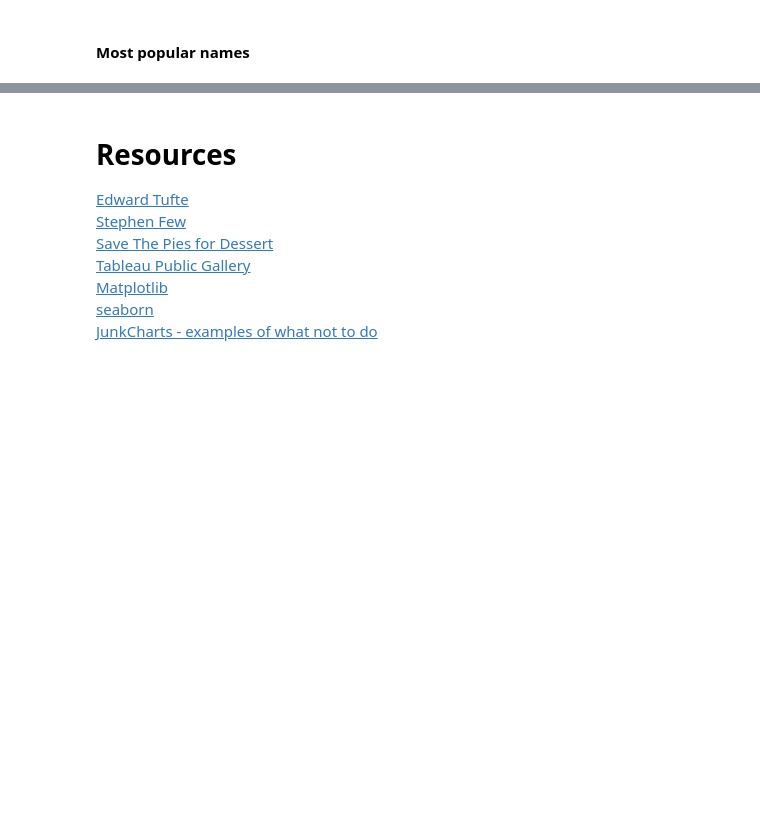
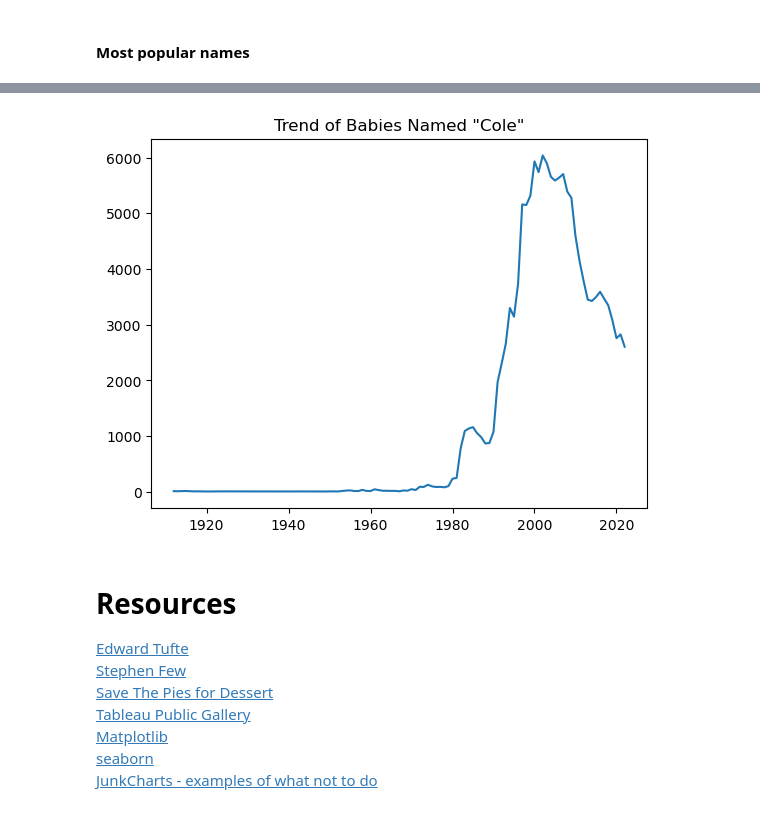
Before and after one commit to Sritejam/DS602_Spring2024, a Jupyter notebook: week02 - eda/eda.ipynb, the cells around one changed output, grey strips where cells are left out. Drawn from its saved outputs; the diff is of its cells as text; code cells hidden in the pictures; blank space fills up the shorter version.

```diff
--- a/week02 - eda/eda.ipynb
+++ b/week02 - eda/eda.ipynb
@@ -497,5 +836,7 @@ check_name_popularity_over_years('Alexa')
 # %%
-check_name_popularity_over_years('Taylor')
+check_name_popularity_over_years('Cole')
+# %% [output]
+[figure, added]
 # %% [markdown]
 # Resources
 [Edward Tufte](https://www.edwardtufte.com/tufte/)
```
Also changed, not shown: parts of 52 cells of this notebook.
